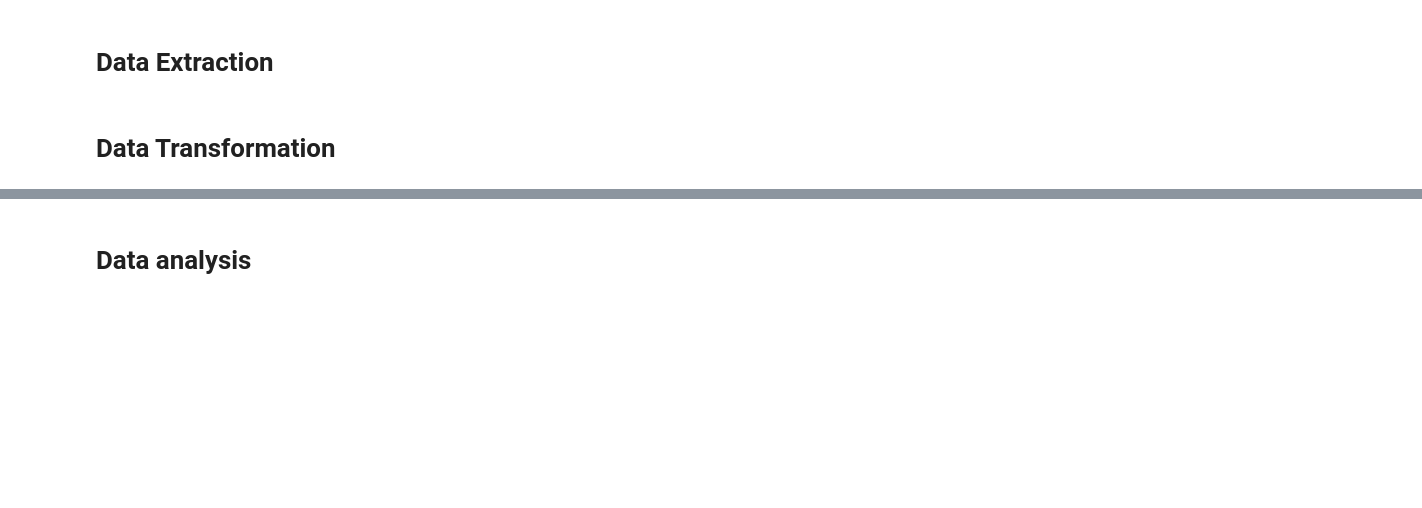
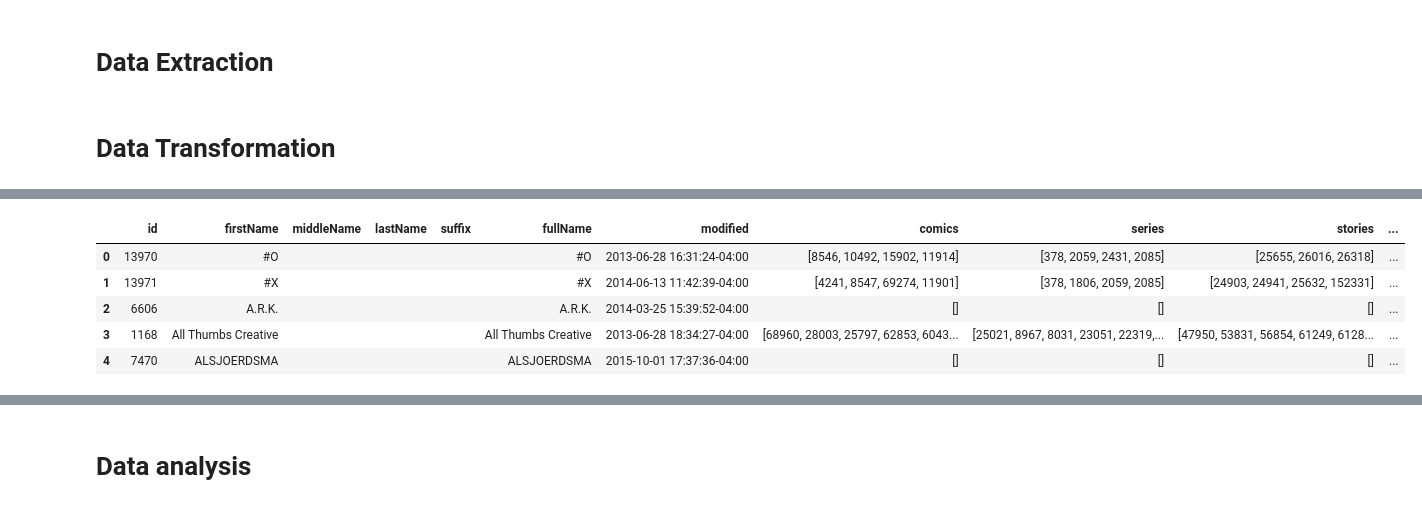
Before and after one commit to eduardafneumann/desafio-tecnico-aleon, a Jupyter notebook: main.ipynb, the cells around one changed output, grey strips where cells are left out. Drawn from its saved outputs; the diff is of its cells as text; code cells hidden in the pictures; blank space fills up the shorter version.

```diff
--- a/main.ipynb
+++ b/main.ipynb
@@ -124,0 +429,9 @@ class dataTransformator:
+# %%
+data_DFs["creators"].head(5)
+# %% [output]
+|  | id | firstName | middleName | lastName | suffix | fullName | modified | comics | series | stories | ... |
+| 0 | 13970 | #O |  |  |  | #O | 2013-06-28 16:31:24-04:00 | [8546, 10492, 15902, 11914] | [378, 2059, 2431, 2085] | [25655, 26016, 26318] | ... |
+| 1 | 13971 | #X |  |  |  | #X | 2014-06-13 11:42:39-04:00 | [4241, 8547, 69274, 11901] | [378, 1806, 2059, 2085] | [24903, 24941, 25632, 152331] | ... |
+| 2 | 6606 | A.R.K. |  |  |  | A.R.K. | 2014-03-25 15:39:52-04:00 | [] | [] | [] | ... |
+| 3 | 1168 | All Thumbs Creative |  |  |  | All Thumbs Creative | 2013-06-28 18:34:27-04:00 | [68960, 28003, 25797, 62853, 6043... | [25021, 8967, 8031, 23051, 22319,... | [47950, 53831, 56854, 61249, 6128... | ... |
+| 4 | 7470 | ALSJOERDSMA |  |  |  | ALSJOERDSMA | 2015-10-01 17:37:36-04:00 | [] | [] | [] | ... |
```
Also changed, not shown: parts of 10 cells of this notebook.
